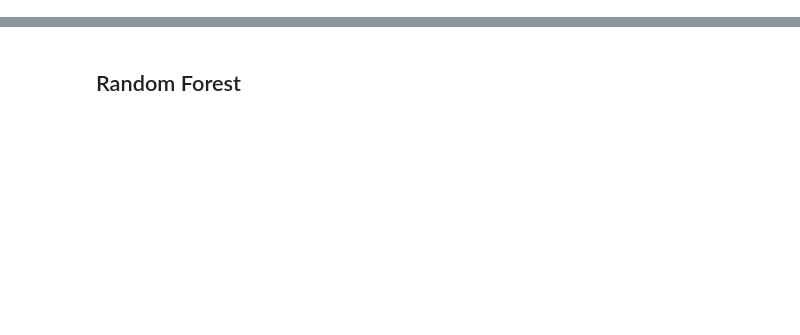
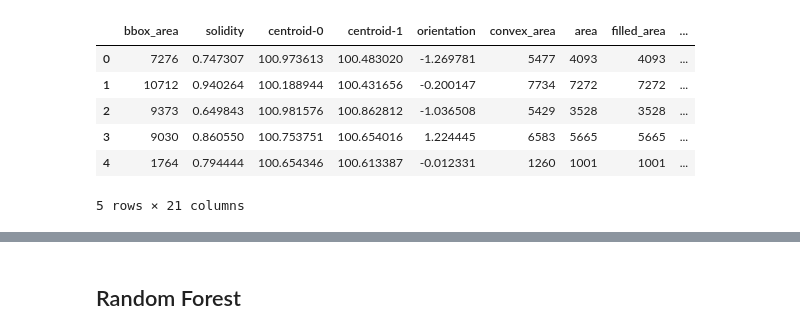
Before and after one commit to JoaoVitorMoreiraPassos/segmentation.techniques, a Jupyter notebook: feature_processing/regression.ipynb, the cells around one changed output, grey strips where cells are left out. Saved outputs shown, nothing was run; the diff lists cells and outputs as text; code cells hidden in the pictures; blank space fills up the shorter version.

```diff
--- a/feature_processing/regression.ipynb
+++ b/feature_processing/regression.ipynb
@@ -31,3 +26,13 @@ sns.pairplot(data)
+# %%
+data.head()
+# %% [output]
+|  | bbox_area | solidity | centroid-0 | centroid-1 | orientation | convex_area | area | filled_area | ... |
+| 0 | 7276 | 0.747307 | 100.973613 | 100.483020 | -1.269781 | 5477 | 4093 | 4093 | ... |
+| 1 | 10712 | 0.940264 | 100.188944 | 100.431656 | -0.200147 | 7734 | 7272 | 7272 | ... |
+| 2 | 9373 | 0.649843 | 100.981576 | 100.862812 | -1.036508 | 5429 | 3528 | 3528 | ... |
+| 3 | 9030 | 0.860550 | 100.753751 | 100.654016 | 1.224445 | 6583 | 5665 | 5665 | ... |
+| 4 | 1764 | 0.794444 | 100.654346 | 100.613387 | -0.012331 | 1260 | 1001 | 1001 | ... |
+5 rows × 21 columns
 # %%
 corrmat = data.corr(method='spearman')
 _, ax = plt.subplots(figsize=(12, 10))
```
Also changed, not shown: parts of 15 cells of this notebook, 6 other files.
